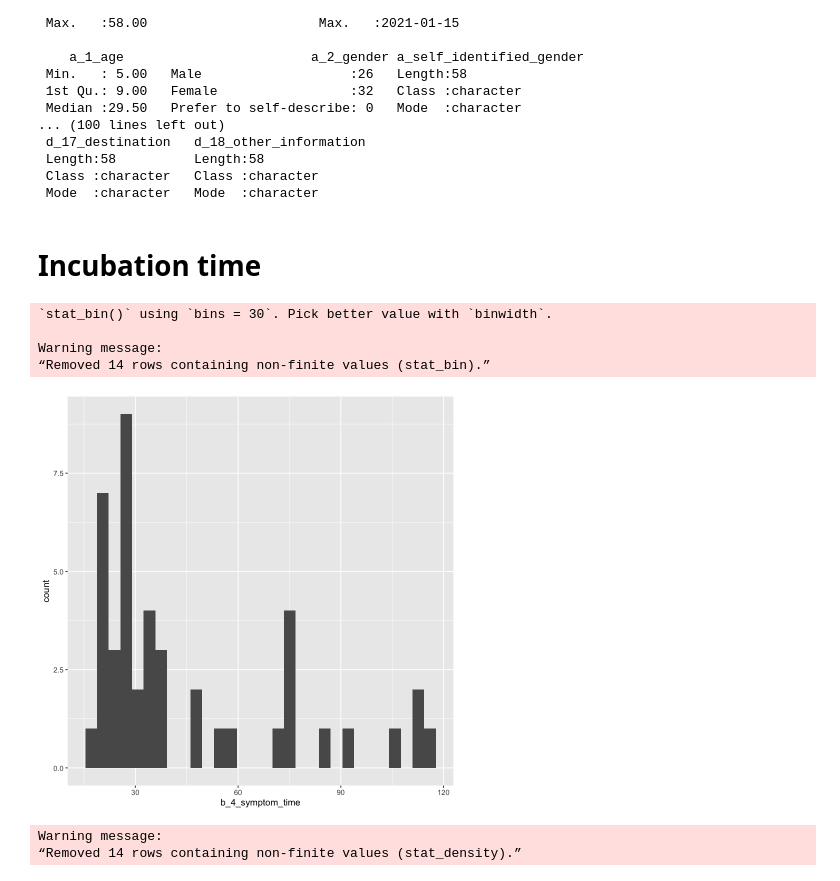
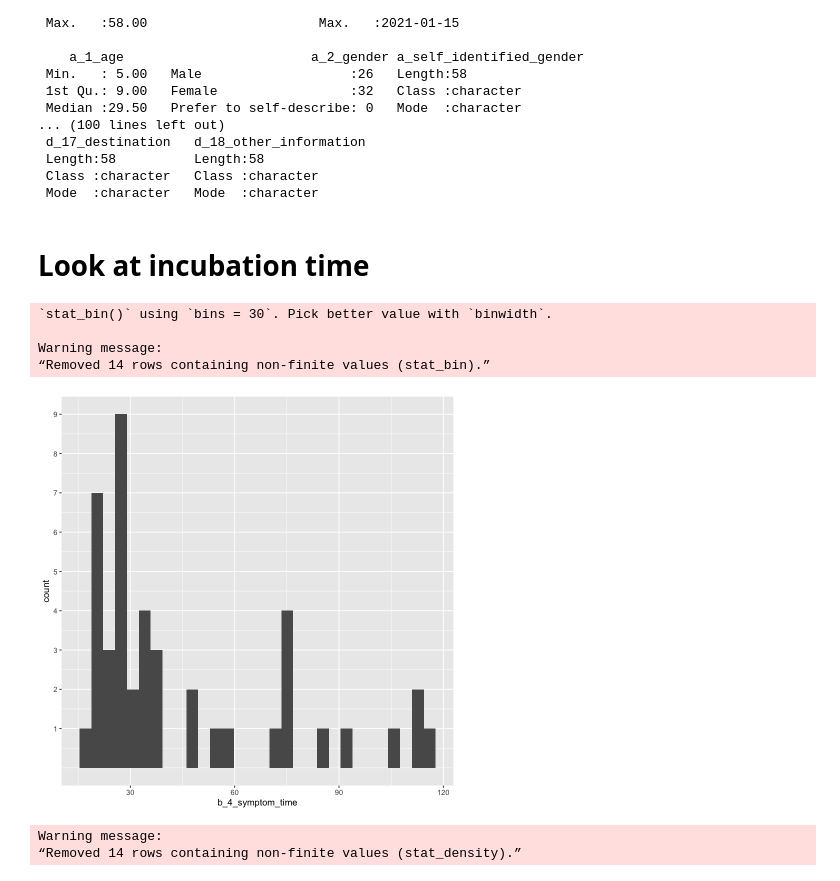
Before and after one commit to pgcudahy/epm_301_aa, a Jupyter notebook: notebooks/Outbreak_analysis.ipynb, the cells around one changed output. Drawn from its saved outputs; the diff is of its cells as text; code cells hidden in the pictures.

```diff
--- a/notebooks/Outbreak_analysis.ipynb
+++ b/notebooks/Outbreak_analysis.ipynb
@@ -38,16 +38,17 @@ summary(outbreak_clean_df)
  Class :character   Class :character
  Mode  :character   Mode  :character
 # %% [markdown]
-# Incubation time
+# Look at incubation time
 # %%
 ggplot(outbreak_clean_df, aes(b_4_symptom_time)) +
-    geom_histogram()
+    geom_histogram() +
+    scale_y_continuous(breaks=c(1:10))
 # %% [output]
 `stat_bin()` using `bins = 30`. Pick better value with `binwidth`.
 
 Warning message:
 “Removed 14 rows containing non-finite values (stat_bin).”
-[figure, old version]
+[figure, new version]
 # %%
 ggplot(outbreak_clean_df, aes(b_4_symptom_time)) +
     geom_density()
```
Also changed, not shown: parts of 75 cells of this notebook, 1 other file.
